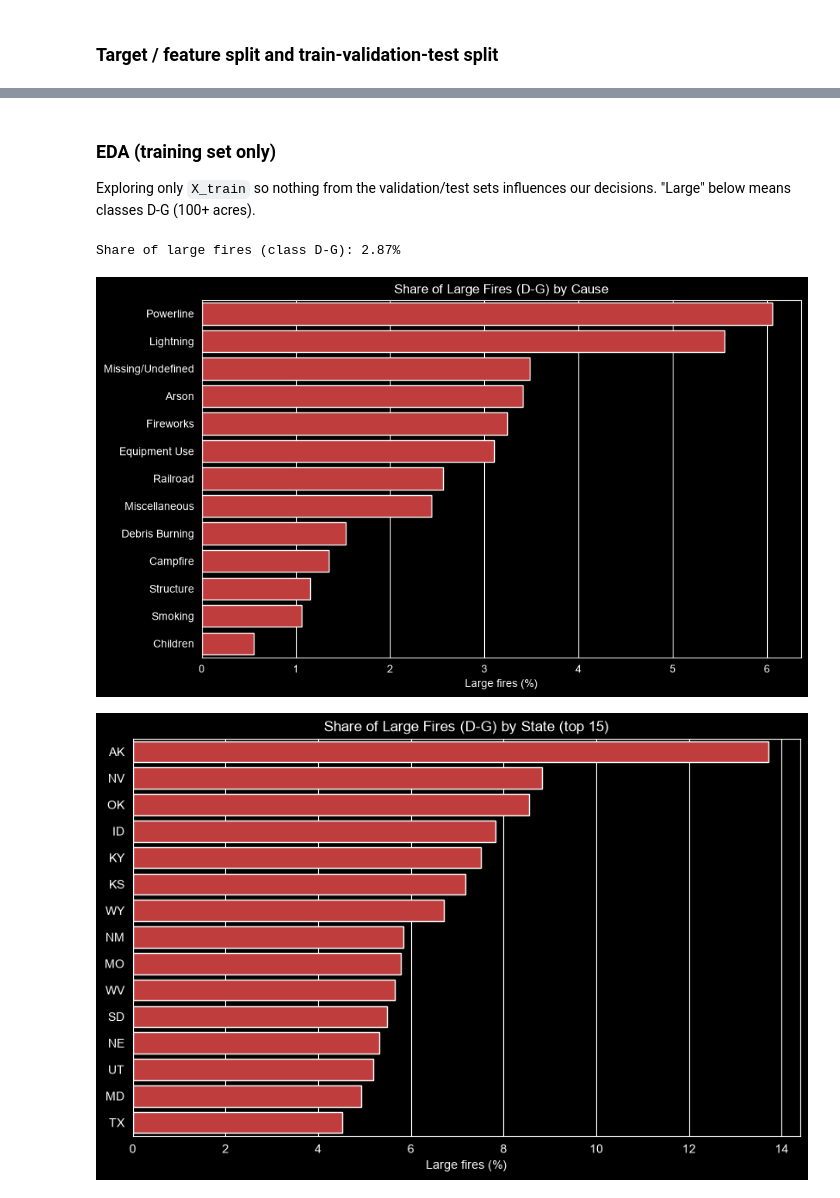
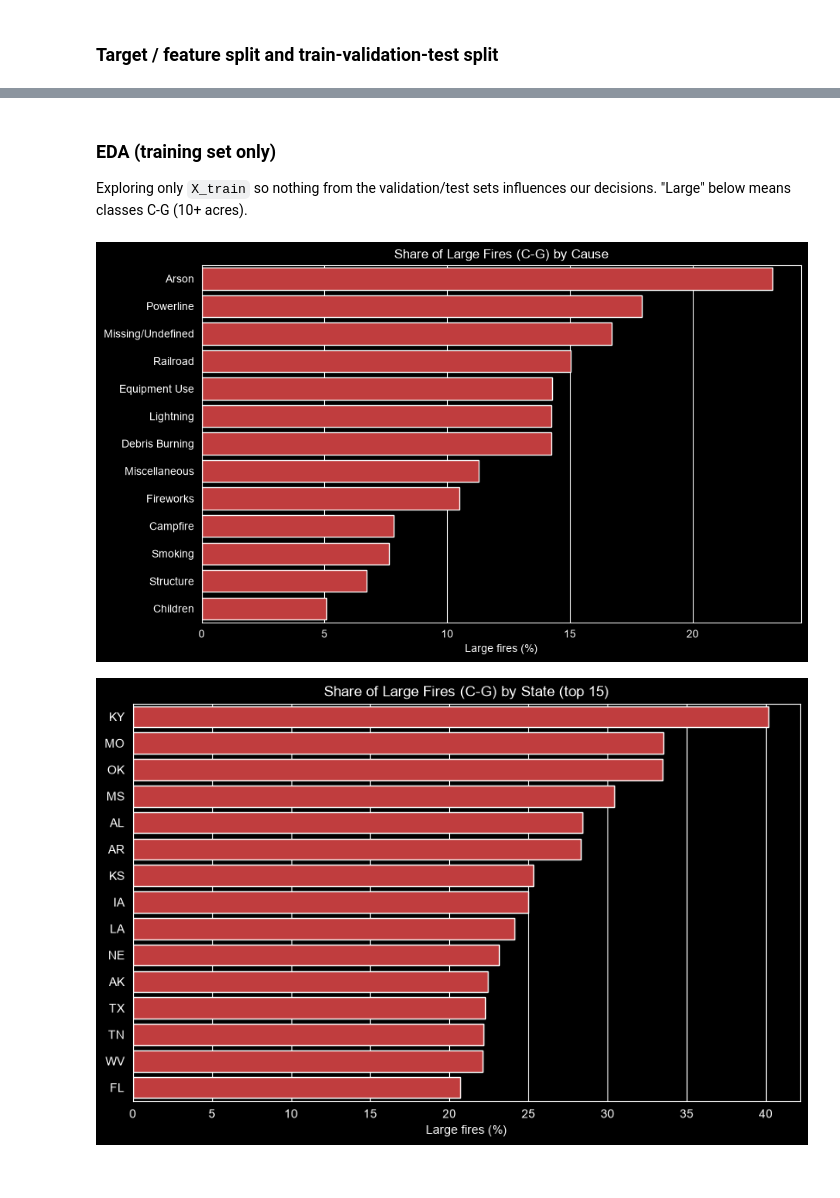
Before and after one commit to tomersf/ZoomCamp-ML-MidtermProject, a Jupyter notebook: notebook.ipynb, the cells around one changed output, grey strips where cells are left out. Saved outputs shown, nothing was run; the diff lists cells and outputs as text; code cells hidden in the pictures.

Commit message:
model training

```diff
--- a/notebook.ipynb
+++ b/notebook.ipynb
@@ -53,6 +52,8 @@ df["fire_size_label"] = pd.Categorical(
     categories=list(SIZE_LABELS.values()), ordered=True,
 )
 
+df['is_large'] = df["fire_size_class"].isin(list("CDEFG")).astype(int)
+
 df["discovery_hour"] = pd.to_numeric(df["discovery_time"], errors="coerce") // 100
 df = df.drop(columns="discovery_time")
 
@@ -137,8 +138,8 @@ Index(['fod_id', 'fire_year', 'discovery_doy', 'latitude', 'longitude',
 # %%
 from sklearn.model_selection import train_test_split
 
-TARGET = "fire_size_class"
-LEAKY = ["fire_size", "fire_size_label"]
+TARGET = "is_large"
+LEAKY = ["fire_size_class","fire_size", "fire_size_label"]
 
 y = df[TARGET]
 X = df.drop(columns=[TARGET, *LEAKY])
@@ -173,18 +169,9 @@ G                 0.20   0.20   0.20
 # %% [markdown]
 ### EDA (training set only)
 
-Exploring only `X_train` so nothing from the validation/test sets influences our decisions. "Large" below means classes D-G (100+ acres).
+Exploring only `X_train` so nothing from the validation/test sets influences our decisions. "Large" below means classes C-G (10+ acres).
 # %%
-train = X_train.assign(fire_size_class=y_train)
-train["fire_size_label"] = pd.Categorical(
-    train["fire_size_class"].map(SIZE_LABELS),
-    categories=list(SIZE_LABELS.values()), ordered=True,
-)
-train["is_large"] = train["fire_size_class"].isin(list("DEFG"))
-
-print(f"Share of large fires (class D-G): {train['is_large'].mean():.2%}")
+train = X_train.assign(is_large=y_train)
-# %% [output]
-Share of large fires (class D-G): 2.87%
 # %%
 # Share of large fires by cause
 large_by_cause = (
@@ -193,25 +180,25 @@ large_by_cause = (
 
 plt.figure(figsize=(10, 6))
 sns.barplot(x=large_by_cause.values, y=large_by_cause.index, color="tab:red")
-plt.title("Share of Large Fires (D-G) by Cause")
+plt.title("Share of Large Fires (C-G) by Cause")
 plt.xlabel("Large fires (%)")
 plt.ylabel("")
 plt.show()
 # %% [output]
-[figure, old version]
+[figure, new version]
 # %%
 # Share of large fires by state (states with at least 500 fires, top 15)
 by_state = train.groupby("state")["is_large"].agg(["mean", "size"])
 by_state = by_state[by_state["size"] >= 500]["mean"].mul(100).sort_values(ascending=False).head(15)
 
 plt.figure(figsize=(10, 6))
 sns.barplot(x=by_state.values, y=by_state.index, color="tab:red")
-plt.title("Share of Large Fires (D-G) by State (top 15)")
+plt.title("Share of Large Fires (C-G) by State (top 15)")
 plt.xlabel("Large fires (%)")
 plt.ylabel("")
 plt.show()
 # %% [output]
-[figure, old version]
+[figure, new version]
 # %%
 # Seasonality: how many fires, and how many of them are large, per month
 import calendar
```
Also changed, not shown: parts of 52 cells of this notebook, 4 other files.
